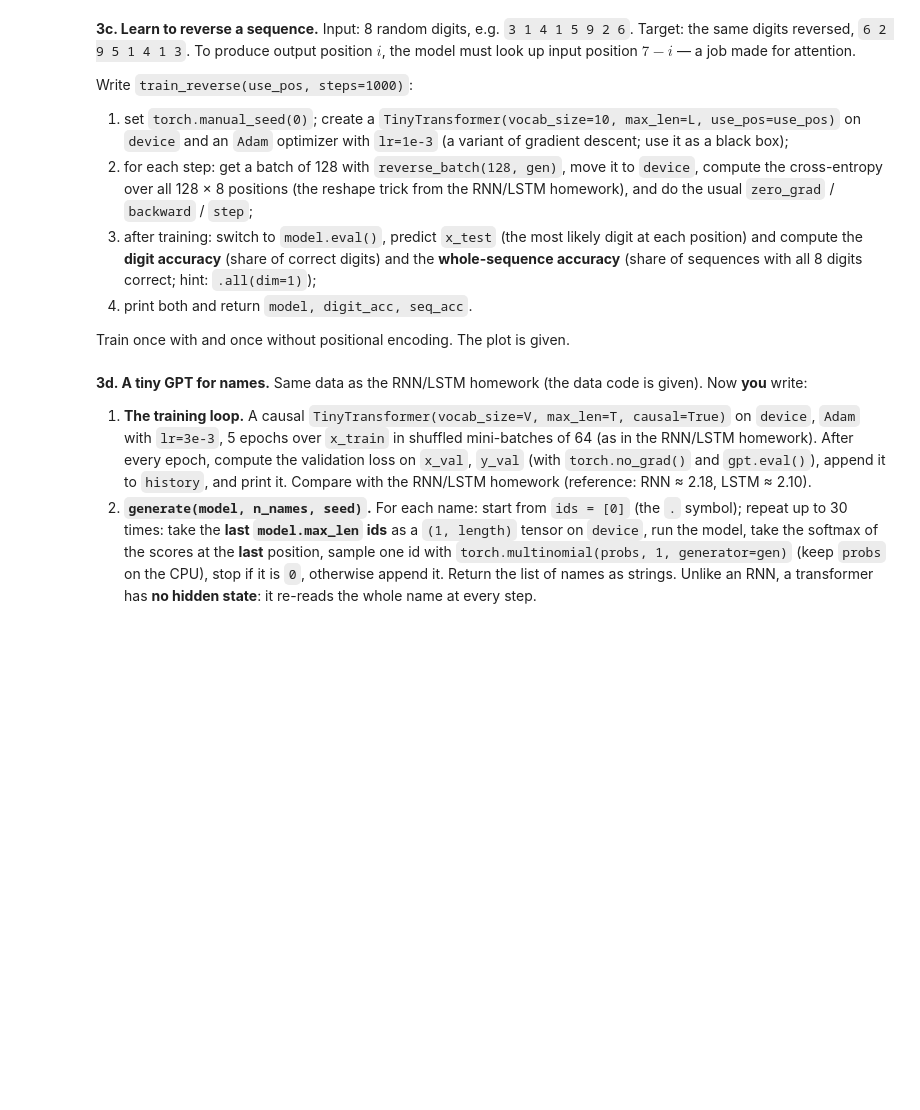
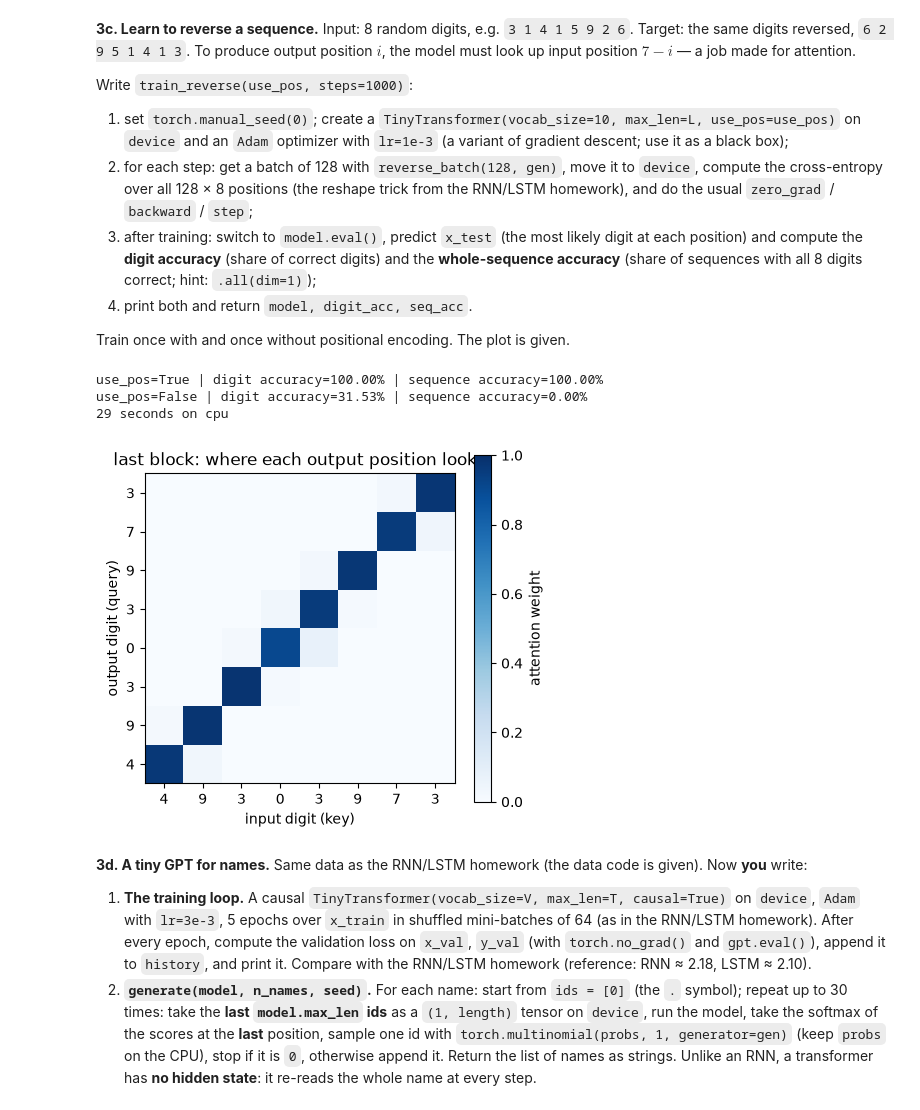
Before and after one commit to Alihansagat/Deep-Learning, a Jupyter notebook: Home Works/12week/CSCI1409_Week11_Homework_8625.ipynb, the cells around one changed output. Drawn from its saved outputs; the diff is of its cells as text; code cells hidden in the pictures; blank space fills up the shorter version.

```diff
--- a/Home Works/12week/CSCI1409_Week11_Homework_8625.ipynb
+++ b/Home Works/12week/CSCI1409_Week11_Homework_8625.ipynb
@@ -168,11 +244,20 @@ axes[1].set_title("dot product of position 20 with every position"); plt.show()
 First compute by hand the number of parameters of one head with $d = 64$, `head_size` $= 16$.
 # %%
 # TODO: by hand
-head_params_by_hand = 0
+head_params_by_hand = 3120
 
 class SelfAttentionHead(nn.Module):
-    # TODO: __init__ and forward
-    pass
+    def __init__(self, d, head_size):
+        super().__init__()
+        self.query = nn.Linear(d, head_size)
+        self.key = nn.Linear(d, head_size)
+        self.value = nn.Linear(d, head_size)
+
+    def forward(self, x, mask=None):
+        Q = self.query(x)
+        K = self.key(x)
+        V = self.value(x)
+        return attention(Q, K, V, mask)
 
 torch.manual_seed(0)
 head = SelfAttentionHead(64, 16)
@@ -298,32 +461,63 @@ Train once with and once without positional encoding. The plot is given.
 # %%
 L = 8
 def reverse_batch(n, gen):
     x = torch.randint(0, 10, (n, L), generator=gen)
     return x, x.flip(1)
 
 gen = torch.Generator().manual_seed(0)
 x_test, y_test = reverse_batch(2000, gen)
 x_test, y_test = x_test.to(device), y_test.to(device)
 
 def train_reverse(use_pos, steps=1000):
-    # TODO
-    pass
+    torch.manual_seed(0)
+    model = TinyTransformer(
+        vocab_size=10,
+        max_len=L,
+        use_pos=use_pos,
+    ).to(device)
+    optimizer = torch.optim.Adam(model.parameters(), lr=1e-3)
+
+    model.train()
+    for _ in range(steps):
+        x, y = reverse_batch(128, gen)
+        x, y = x.to(device), y.to(device)
+
+        optimizer.zero_grad()
+        logits = model(x)
+        loss = F.cross_entropy(logits.reshape(-1, 10), y.reshape(-1))
+        loss.backward()
+        optimizer.step()
+
+    model.eval()
+    with torch.no_grad():
+        predictions = model(x_test).argmax(dim=-1)
+        correct = predictions == y_test
+        digit_acc = correct.float().mean().item()
+        seq_acc = correct.all(dim=1).float().mean().item()
+
+    print(f"use_pos={use_pos} | digit accuracy={digit_acc:.2%} | sequence accuracy={seq_acc:.2%}")
+    return model, digit_acc, seq_acc
 
 t0 = time.time()
 rev_model, acc_pos, seq_pos = train_reverse(use_pos=True)
 _, acc_nopos, seq_nopos = train_reverse(use_pos=False)
 print(f"{time.time() - t0:.0f} seconds on {device}")
 assert acc_pos > 0.98, "with positions the model should reverse almost perfectly"
 assert acc_nopos < 0.6, "without positions it should fail"
 
 example = x_test[:1]
 with torch.no_grad():
     pred = rev_model(example).argmax(dim=-1)
 plt.figure(figsize=(5, 4.5))
 plt.imshow(rev_model.blocks[-1].attn_weights[0].cpu(), cmap="Blues", vmin=0, vmax=1)
 plt.xticks(range(L), [str(d) for d in example[0].tolist()]); plt.yticks(range(L), [str(d) for d in pred[0].tolist()])
 plt.xlabel("input digit (key)"); plt.ylabel("output digit (query)"); plt.colorbar(label="attention weight")
 plt.title("last block: where each output position looks"); plt.show()
+# %% [output]
+use_pos=True | digit accuracy=100.00% | sequence accuracy=100.00%
+use_pos=False | digit accuracy=31.53% | sequence accuracy=0.00%
+29 seconds on cpu
+[figure, added]
 # %% [markdown]
 **3d. A tiny GPT for names.** Same data as the RNN/LSTM homework (the data code is given). Now **you** write:
 
```
Also changed, not shown: parts of 17 cells of this notebook, 1 other file.
